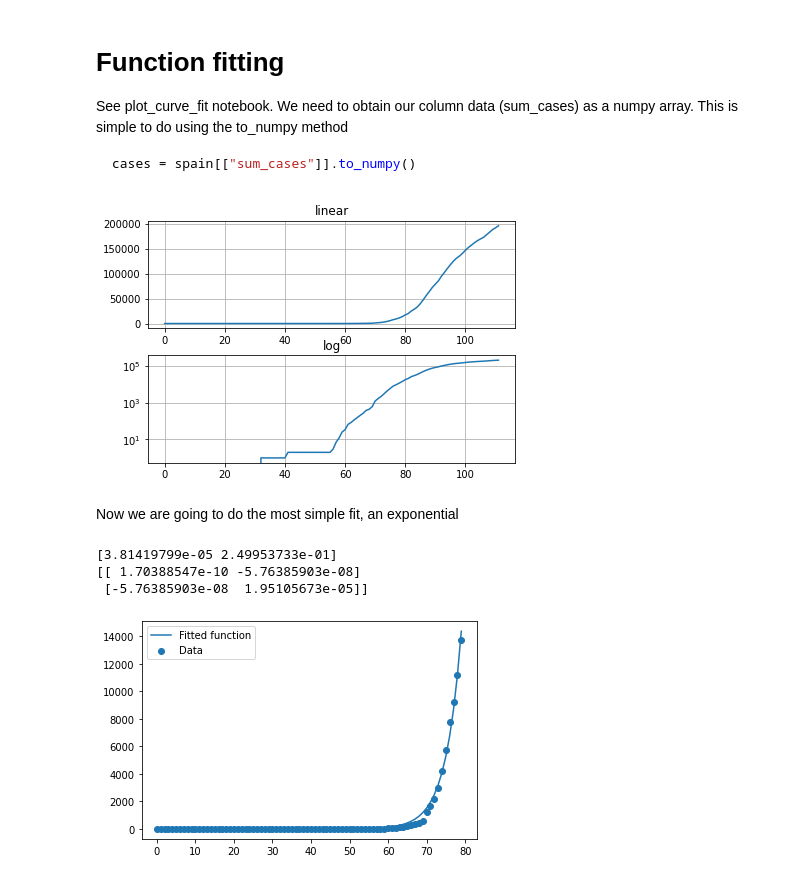
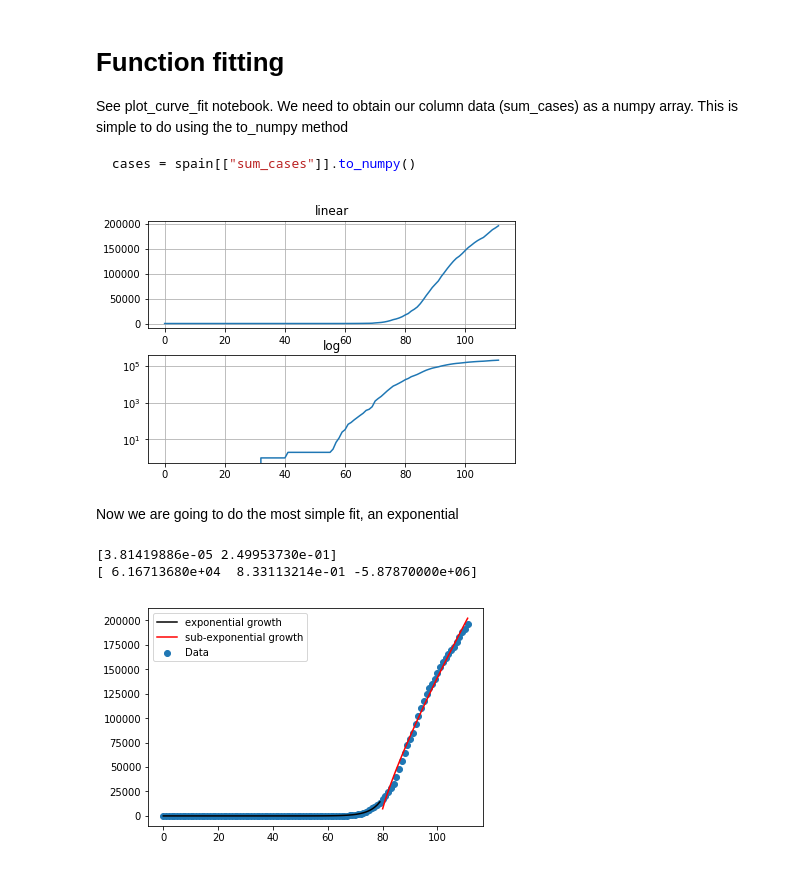
Before and after one commit to marivifs-teaching/python-class, a Jupyter notebook: lectures/05-scipy/V3Covid19.ipynb, the cells around one changed output. Saved outputs shown, nothing was run; the diff lists cells and outputs as text; code cells hidden in the pictures.

```diff
--- a/lectures/05-scipy/V3Covid19.ipynb
+++ b/lectures/05-scipy/V3Covid19.ipynb
@@ -113,7 +115,6 @@ Let's start doing a scientific anlaysis of some of the data in our dataframe. We
 # %%
 y = spain[["sum_cases"]].to_numpy()
 x = spain[["day_counter"]].to_numpy()
-plt.plot(cases)
 # linear
 plt.subplot(211)
 plt.plot(x, y)
@@ -140,7 +141,7 @@ plt.subplots_adjust(top=0.92, bottom=0.08, left=0.10, right=0.95, hspace=0.25,
 
 plt.show()
 # %% [output]
-[figure, old version]
+[figure, new version]
 # %% [markdown]
 
 Now we are going to do the most simple fit, an exponential
@@ -170,27 +171,36 @@ def subexp_f(x, a, b, c):
        b = m
        c = A
    """
-  return ((a/b) * x + c )**m
+  return ((a/b) * x + c )**b
 
-params, params_covariance = optimize.curve_fit(malthus_f, x_data[xmin:xmax], y_data[xmin:xmax],
+# Let's define ranges to be able to test fitting different
+# parts of the function (the model changes with time!)
+
+xmin0 = 0
+xmax0 = 80
+xmin = 80
+xmax = len(x_data)
+params0, params_covariance0 = optimize.curve_fit(malthus_f, x_data[xmin0:xmax0], y_data[xmin0:xmax0],
                                                p0=[0, 0])
 params, params_covariance = optimize.curve_fit(subexp_f, x_data[xmin:xmax], y_data[xmin:xmax],
-                                               p0=[0, 0])
+                                               p0=[1, 1, 1])
 
+print(params0)
 print(params)
-print(params_covariance)
+#print(params_covariance)
 # %% [output]
-[3.81419799e-05 2.49953733e-01]
-[[ 1.70388547e-10 -5.76385903e-08]
- [-5.76385903e-08  1.95105673e-05]]
+[3.81419886e-05 2.49953730e-01]
+[ 6.16713680e+04  8.33113214e-01 -5.87870000e+06]
 # %%
 plt.figure(figsize=(6, 4))
-plt.scatter(x_data[xmin:xmax], y_data[xmin:xmax], label='Data')
-plt.plot(x_data[xmin:xmax], malthus_f(x_data, params[0], params[1])[xmin:xmax],
-         label='Fitted function')
+plt.scatter(x_data, y_data, label='Data')
+plt.plot(x_data[xmin0:xmax0], malthus_f(x_data, params0[0], params0[1])[xmin0:xmax0],
+         label='exponential growth',c='k')
+plt.plot(x_data, subexp_f(x_data, params[0], params[1], params[2]),
+         label='sub-exponential growth',c='r')
 
 plt.legend(loc='best')
 
 plt.show()
 # %% [output]
-[figure, old version]
+[figure, new version]
```
Also changed, not shown: parts of 3 cells of this notebook.
